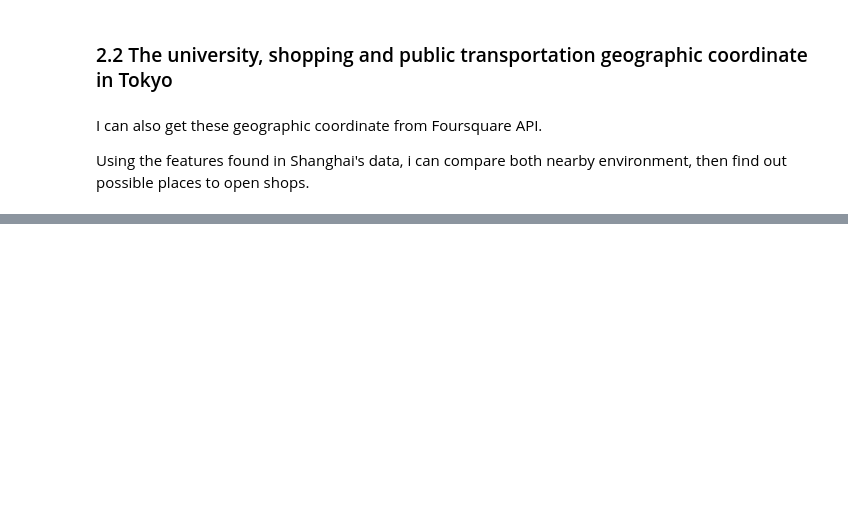
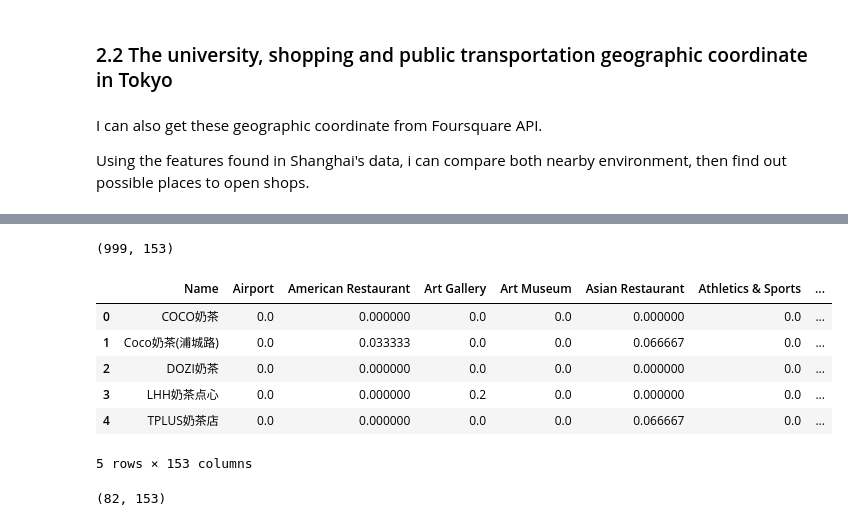
Before and after one commit to DingXu96/The-Battle-of-Neighborhoods, a Jupyter notebook: The Battle of Neighborhoods.ipynb, the cells around one changed output, grey strips where cells are left out. Cells and saved outputs as stored; diff of their text form; code cells hidden in the pictures; blank space fills up the shorter version.

```diff
--- a/The Battle of Neighborhoods.ipynb
+++ b/The Battle of Neighborhoods.ipynb
@@ -25,0 +193,19 @@ Using the features found in Shanghai's data, i can compare both nearby environme
+# %%
+milkteashop_onehot.shape
+# %% [output]
+(999, 153)
+# %%
+milkteashop_grouped = milkteashop_onehot.groupby('Name').mean().reset_index()
+milkteashop_grouped.head()
+# %% [output]
+|  | Name | Airport | American Restaurant | Art Gallery | Art Museum | Asian Restaurant | Athletics & Sports | ... |
+| 0 | COCO奶茶 | 0.0 | 0.000000 | 0.0 | 0.0 | 0.000000 | 0.0 | ... |
+| 1 | Coco奶茶(浦城路) | 0.0 | 0.033333 | 0.0 | 0.0 | 0.066667 | 0.0 | ... |
+| 2 | DOZI奶茶 | 0.0 | 0.000000 | 0.0 | 0.0 | 0.000000 | 0.0 | ... |
+| 3 | LHH奶茶点心 | 0.0 | 0.000000 | 0.2 | 0.0 | 0.000000 | 0.0 | ... |
+| 4 | TPLUS奶茶店 | 0.0 | 0.000000 | 0.0 | 0.0 | 0.066667 | 0.0 | ... |
+5 rows × 153 columns
+# %%
+milkteashop_grouped.shape
+# %% [output]
+(82, 153)
```
Also changed, not shown: parts of 37 cells of this notebook.
